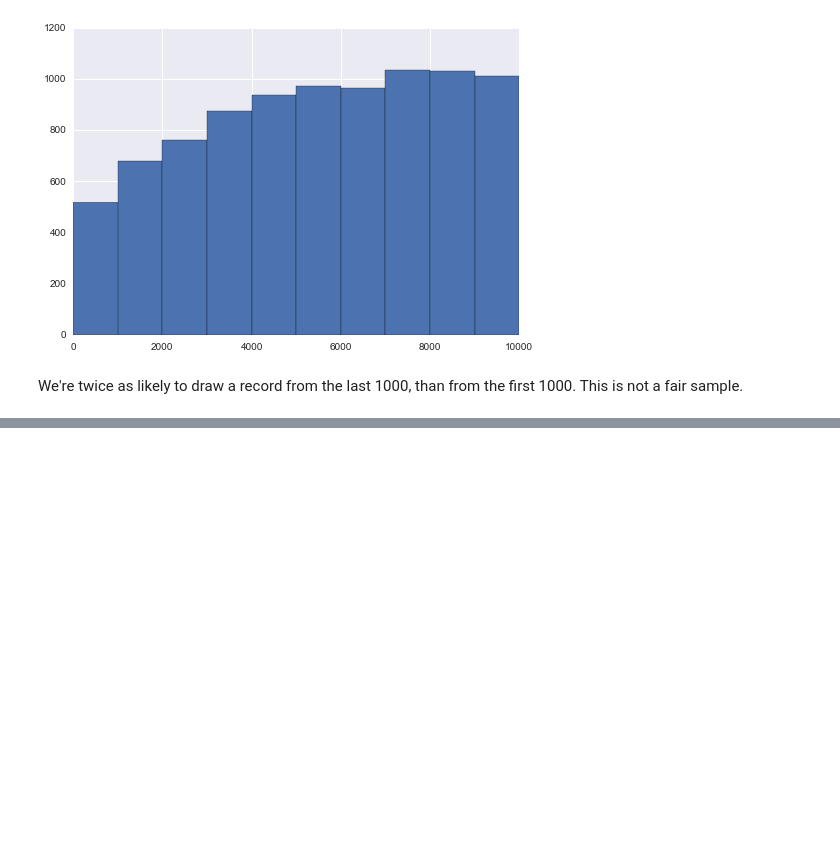
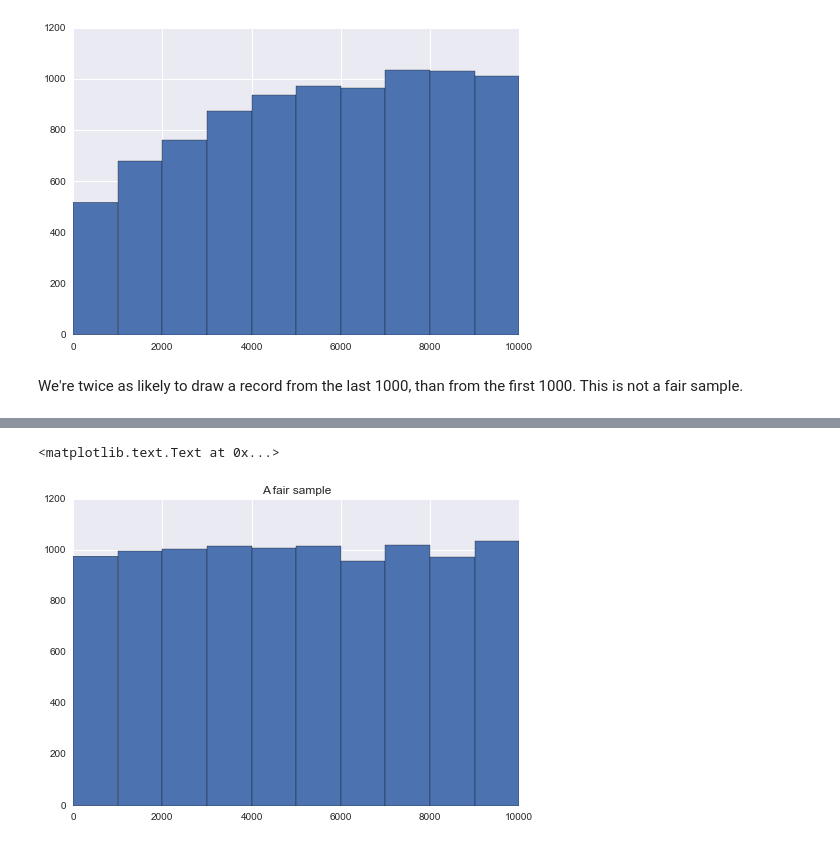
Before and after one commit to jacobeisenstein/gt-compj-class, a Jupyter notebook: examples-and-data/precision-journalism.ipynb, the cells around one changed output, grey strips where cells are left out. Cells and saved outputs as stored; diff of their text form; code cells hidden in the pictures; blank space fills up the shorter version.

```diff
--- a/examples-and-data/precision-journalism.ipynb
+++ b/examples-and-data/precision-journalism.ipynb
@@ -521,0 +539,19 @@ We're twice as likely to draw a record from the last 1000, than from the first 1
+# %%
+def res_sample(r,k):
+    output = [None]*k
+    for i in xrange(k):
+        output[i] = r[i]
+    for counter,r_t in enumerate(r[k:]):
+        randval = randint(0,counter+k) #probability of being sampled decreases with position in the series
+        if randval < k:
+            output[randval] = r_t
+    return output
+# %%
+all_samples = []
+for _ in xrange(1000):
+    all_samples.extend([x for x in res_sample(np.arange(10000),10) if x > 0])
+plt.hist(all_samples);
+plt.title('A fair sample')
+# %% [output]
+<matplotlib.text.Text at 0x...>
+[figure, added]
```
Also changed, not shown: parts of 34 cells of this notebook.
